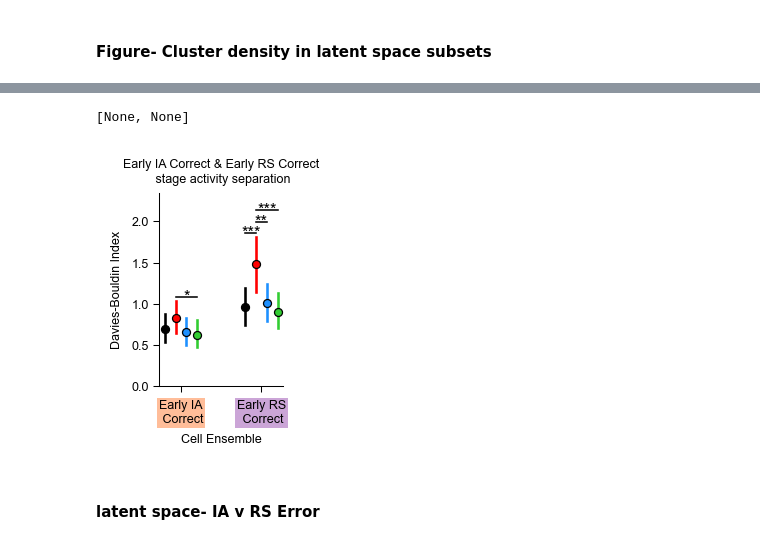
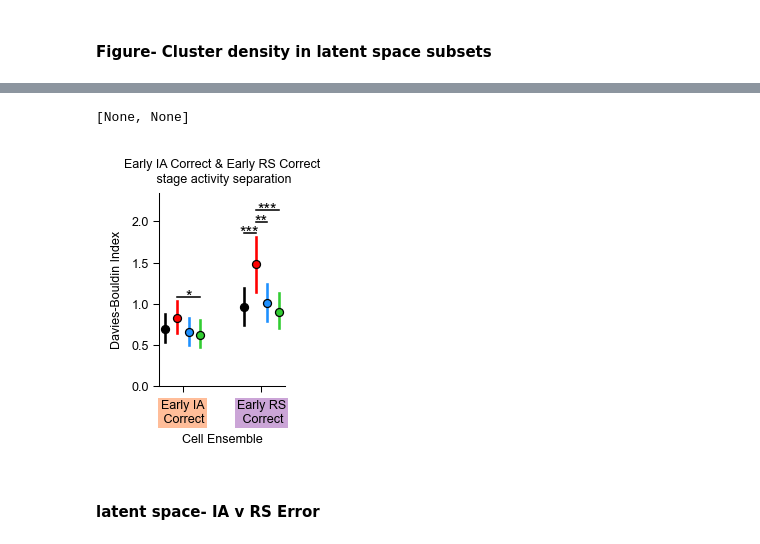
Before and after one commit to cjohnsoncruz/lightning_autoencoder, a Jupyter notebook: cloudrun_autoenc_lightning_v5.ipynb, the cells around one changed output, grey strips where cells are left out. Cells and saved outputs as stored; diff of their text form; code cells hidden in the pictures.

```diff
--- a/cloudrun_autoenc_lightning_v5.ipynb
+++ b/cloudrun_autoenc_lightning_v5.ipynb
@@ -1453,22 +1459,22 @@ fig_name = f"Autoencoder projection- latent space- {comparison} ens"
 # %%
 ##subfig 2: DB index
 comparison = 'Early_IA_Correct_v_Early_RS_Correct'
 df_comparison = plot_df.loc[(plot_df[compared_col]== comparison),:]
 ensemble_subset = df_comparison[ens_col].unique()
 db_index_fig_size = (1.25,2.)
 fig, plot_ax = plt.subplots(nrows=1,ncols =1,figsize = db_index_fig_size,layout = 'constrained')
 ## function for plotting DB index for ensemble subset
-posthoc_df= plot_db_index_geno_dodge(plot_ax, comparison, ensemble_subset, score_df,ylim = [0, 2.35],scale = 1.0)
+posthoc_df= plot_db_index_geno_dodge(plot_ax, comparison, ensemble_subset, score_df,ylim = [0, 2.35],scale = 1.0, dodge = 0.45)
 ##save fig
 fig_name = f"Autoencoder {comparison} DB index by ensembles"
 #save posthoc CSV
 # save_plot_record_as_csv_txt(posthoc_df,folder_pref:="6",fig_name,csv_folder_most_recent, csv_folder_current_run,
                                 # csv_suffix="posthoc cohen d",txt_suffix="posthoc_results_text")
 [fig.savefig(fig_output + fig_name + f".{fig_type}", **{ 'dpi': 300,'pad_inches':0.025}) for fig_type in ['png', 'svg']]
 # 6, filetypes_to_save = ['png','svg'])
 # %% [output]
 [None, None]
-[figure, old version]
+[figure, new version]
 # %% [markdown]
 #### latent space- IA v RS Error
 # %%
```
Also changed, not shown: parts of 32 cells of this notebook, 43 other files.
